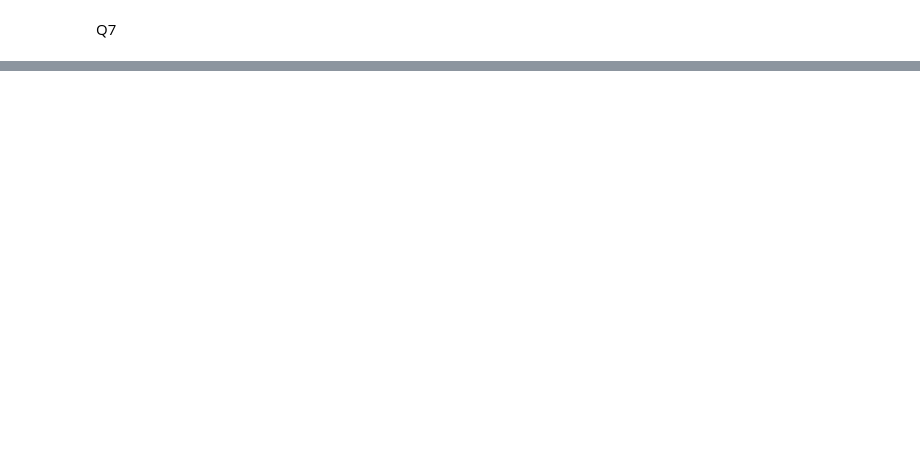
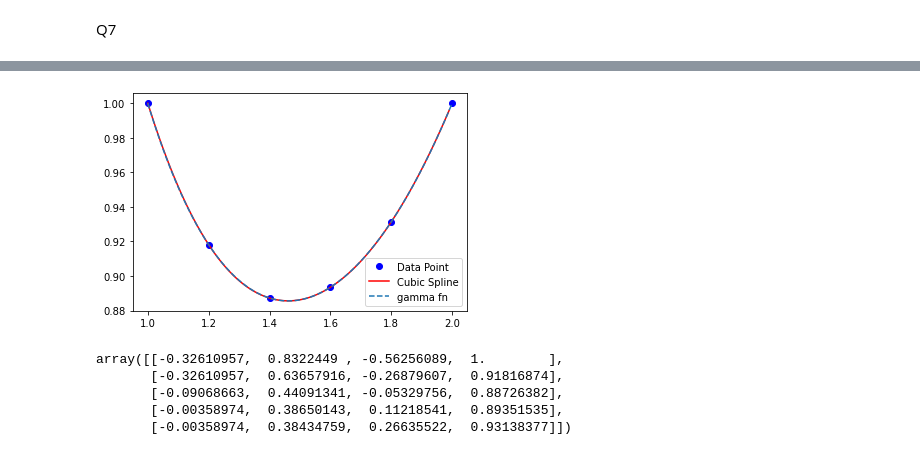
Before and after one commit to asiergr/gt, a Jupyter notebook: math4640/math4640-code/mt2.ipynb, the cells around one changed output, grey strips where cells are left out. Drawn from its saved outputs; the diff is of its cells as text; code cells hidden in the pictures; blank space fills up the shorter version.

```diff
--- a/math4640/math4640-code/mt2.ipynb
+++ b/math4640/math4640-code/mt2.ipynb
@@ -63,0 +126,21 @@ def impr_trap(f: Callable, g: Callable, a: float, b: float, h: float) -> float:
+# %%
+x = np.array([1, 1.2, 1.4, 1.6, 1.8, 2.0])
+y = gamma(x)
+arr = np.arange(np.amin(x), np.amax(x), 0.01)
+s = interpolate.CubicSpline(x, y)
+plt.plot(x, y, 'bo', label='Data Point')
+plt.plot(arr, s(arr), 'r-', label='Cubic Spline')
+linsp = np.linspace(1,2,2251)
+plt.plot(linsp, gamma(linsp), linestyle='dashed', label='gamma fn')
+plt.legend()
+plt.show()
+# %% [output]
+[figure, added]
+# %%
+s.c.T
+# %% [output]
+array([[-0.32610957,  0.8322449 , -0.56256089,  1.        ],
+       [-0.32610957,  0.63657916, -0.26879607,  0.91816874],
+       [-0.09068663,  0.44091341, -0.05329756,  0.88726382],
+       [-0.00358974,  0.38650143,  0.11218541,  0.89351535],
+       [-0.00358974,  0.38434759,  0.26635522,  0.93138377]])
```
Also changed, not shown: parts of 9 cells of this notebook, 1 other file.
